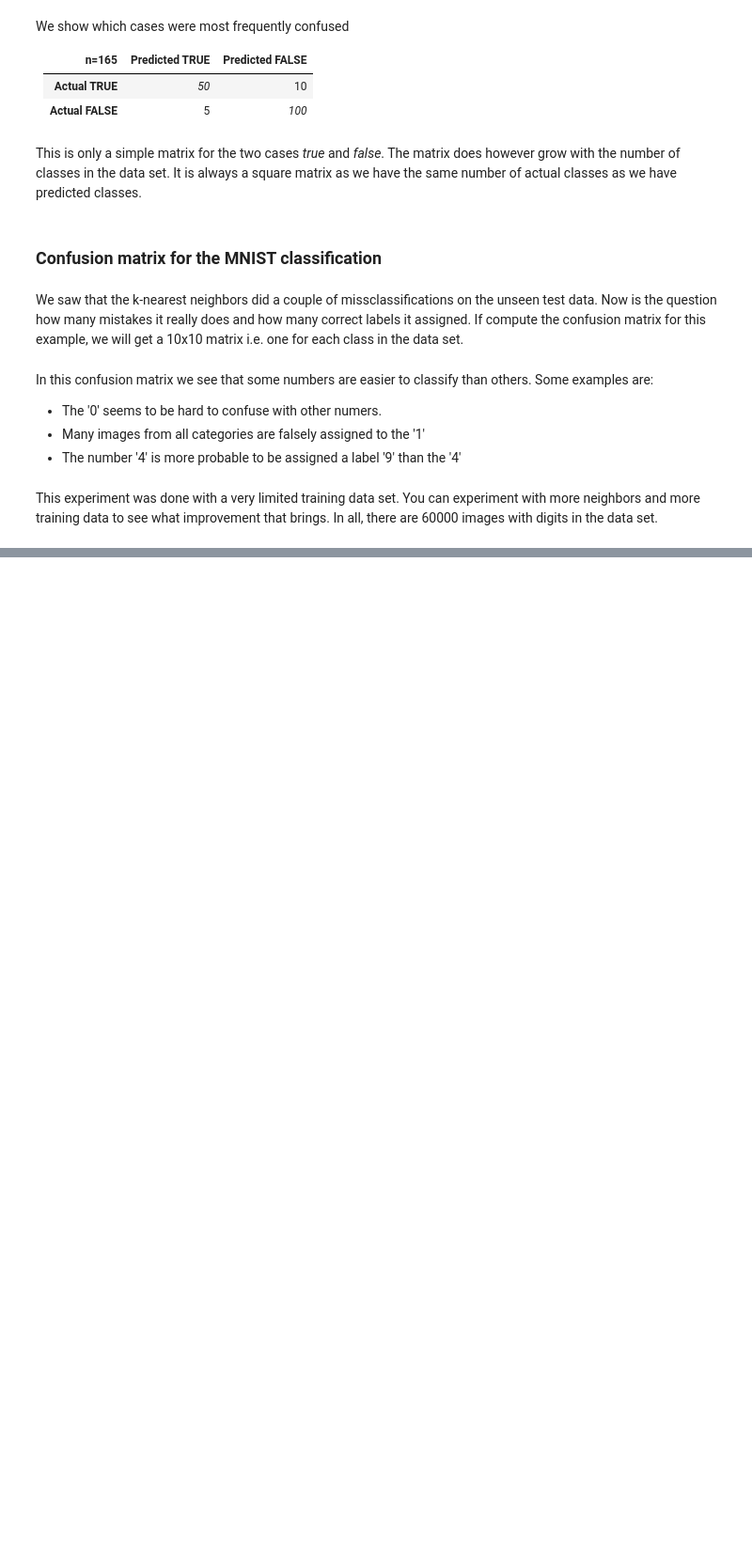
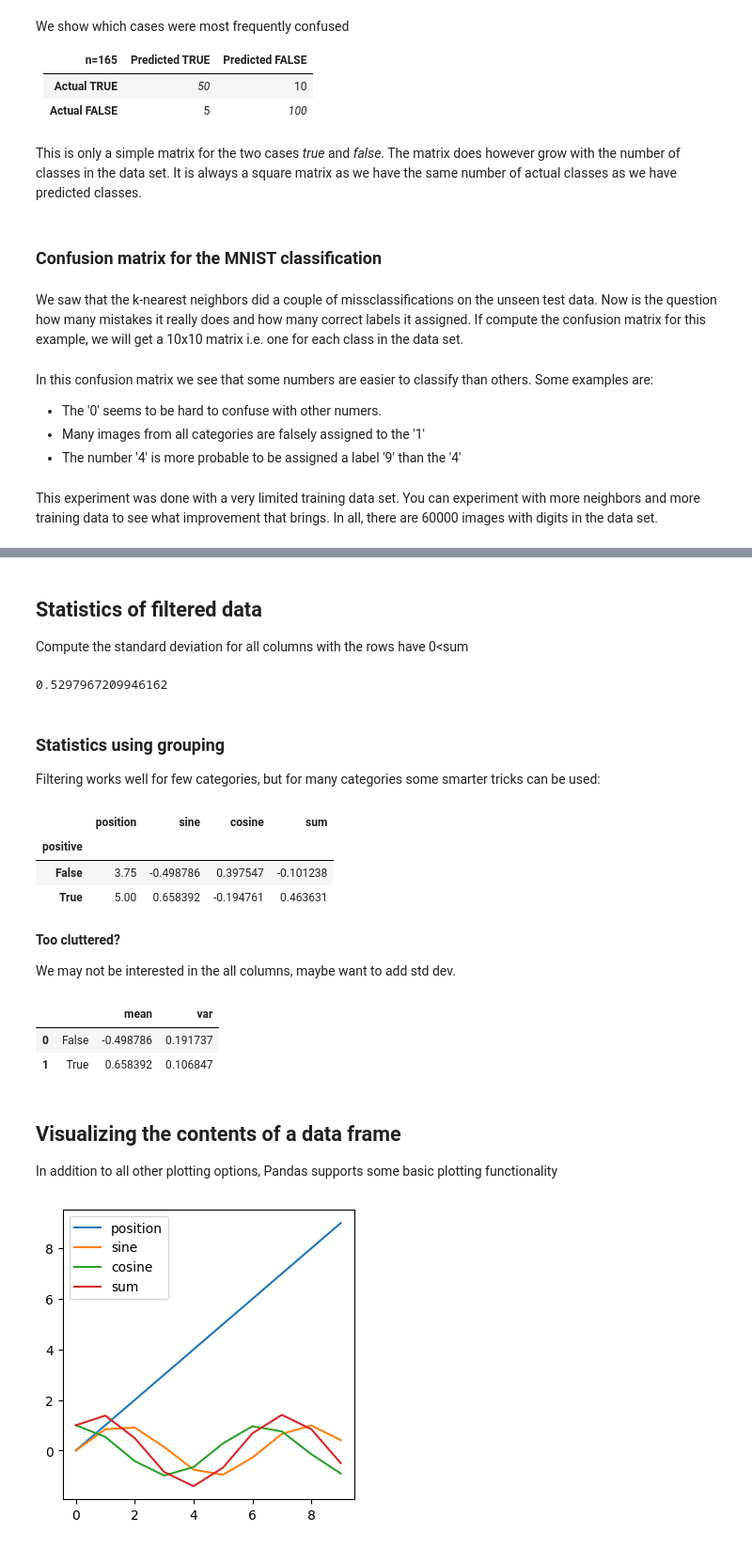
Before and after one commit to ImagingLectures/Quantitative-Big-Imaging-2024, a Jupyter notebook: Lectures/Lecture-02/02-Datasets.ipynb, the cells around one changed output, grey strips where cells are left out. Shown at 94% size. Drawn from its saved outputs; the diff is of its cells as text; code cells hidden in the pictures; blank space fills up the shorter version.

```diff
--- a/Lectures/Lecture-02/02-Datasets.ipynb
+++ b/Lectures/Lecture-02/02-Datasets.ipynb
@@ -1223,0 +1302,5 @@ This experiment was done with a very limited training data set. You can experime
+# %%
+dl = []
+for i in np.arange(0,10) :
+    dl.append({'position' : i, 'sine' : np.sin(i)})
+print(dl)
@@ -1223,0 +1309,4 @@ This experiment was done with a very limited training data set. You can experime
+# %%
+df = pd.DataFrame(dl)
+
+df.sample(5)
@@ -1223,0 +1342,5 @@ This experiment was done with a very limited training data set. You can experime
+# %%
+df['cosine']   = np.cos( df['position'])
+df['sum']      = df['sine']+df['cosine']
+df['positive'] = 0<df['sine']
+df.head()
@@ -1223,0 +1415,47 @@ This experiment was done with a very limited training data set. You can experime
+# %% [markdown]
+## Statistics of filtered data
+Compute the standard deviation for all columns with the rows have 0<sum
+# %%
+df.head()
+df[0<df["sum"]]['sine'].std()
+# %% [output]
+0.5297967209946162
+# %% [markdown]
+### Statistics using grouping
+Filtering works well for few categories, but for many categories some smarter tricks can be used:
+# %%
+# compute category statistics
+group_name='positive'
+data_agg = df.groupby(group_name).mean()
+
+data_agg
+# %% [output]
+|  | position | sine | cosine | sum |
+| positive |  |  |  |  |
+| False | 3.75 | -0.498786 | 0.397547 | -0.101238 |
+| True | 5.00 | 0.658392 | -0.194761 | 0.463631 |
+# %% [markdown]
+__Too cluttered?__
+
+We may not be interested in the all columns, maybe want to add std dev.
+# %%
+# compute category statistics
+group_name='positive'
+value_name='sine'
+data_agg = df.groupby(group_name).agg({value_name: ['mean', 'var']}).reset_index()
+data_agg.columns = data_agg.columns.get_level_values(1)
+
+data_agg
+# %% [output]
+|  |  | mean | var |
+| 0 | False | -0.498786 | 0.191737 |
+| 1 | True | 0.658392 | 0.106847 |
+# %% [markdown]
+## Visualizing the contents of a data frame
+
+In addition to all other plotting options, Pandas supports some basic plotting functionality
+# %%
+fig,ax=plt.subplots(1,1,figsize=(4,4))
+df.plot(ax=ax);
+# %% [output]
+[figure, added]
```
Also changed, not shown: parts of 45 cells of this notebook, 7 other files.
